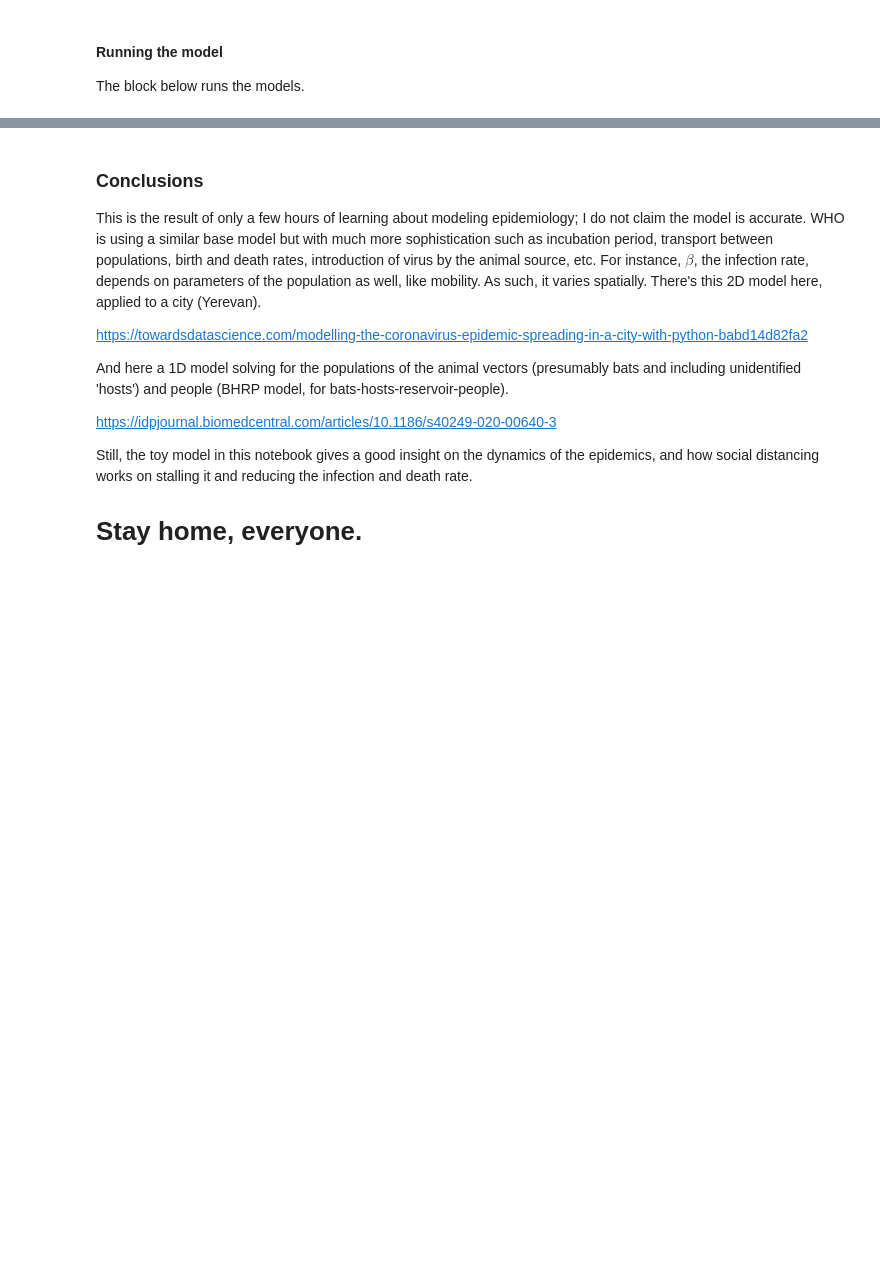
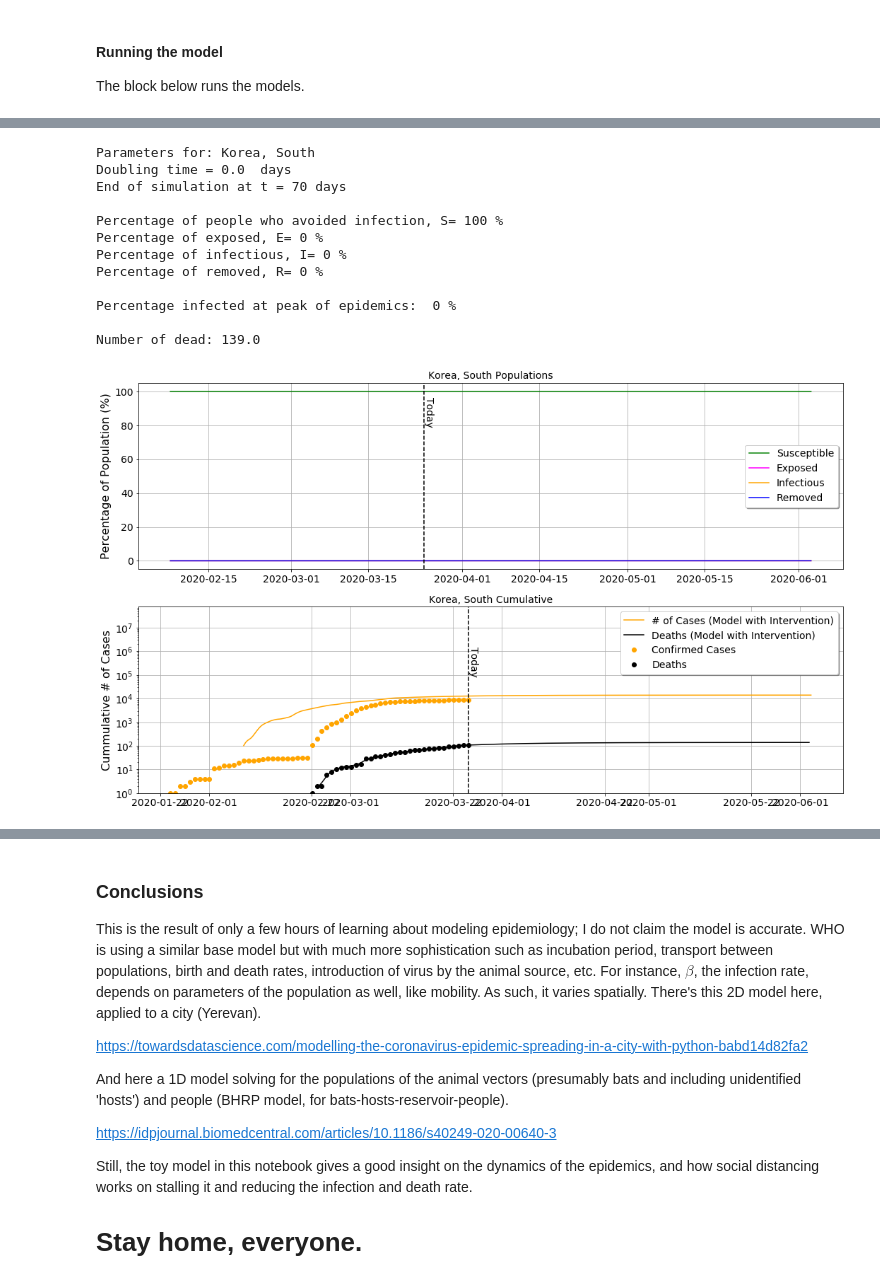
Before and after one commit to wlyra/covid19, a Jupyter notebook: covid19_SEIR.ipynb, the cells around one changed output, grey strips where cells are left out. Drawn from its saved outputs; the diff is of its cells as text; code cells hidden in the pictures; blank space fills up the shorter version.

```diff
--- a/covid19_SEIR.ipynb
+++ b/covid19_SEIR.ipynb
@@ -576,7 +578,18 @@ Number of dead: 1905142.0
 # %%
-#country = select_country('Italy')
-#plottage(country,RK3(country))
-
-#country = select_country('Korea, South')
-#plottage(country,RK3(country))
+country = select_country('Korea, South')
+plottage(country,RK3(country))
+# %% [output]
+Parameters for: Korea, South
+Doubling time = 0.0  days
+End of simulation at t = 70 days
+
+Percentage of people who avoided infection, S= 100 %
+Percentage of exposed, E= 0 %
+Percentage of infectious, I= 0 %
+Percentage of removed, R= 0 %
+
+Percentage infected at peak of epidemics:  0 %
+
+Number of dead: 139.0
+[figure, added]
 # %%
```
Also changed, not shown: parts of 9 cells of this notebook.
